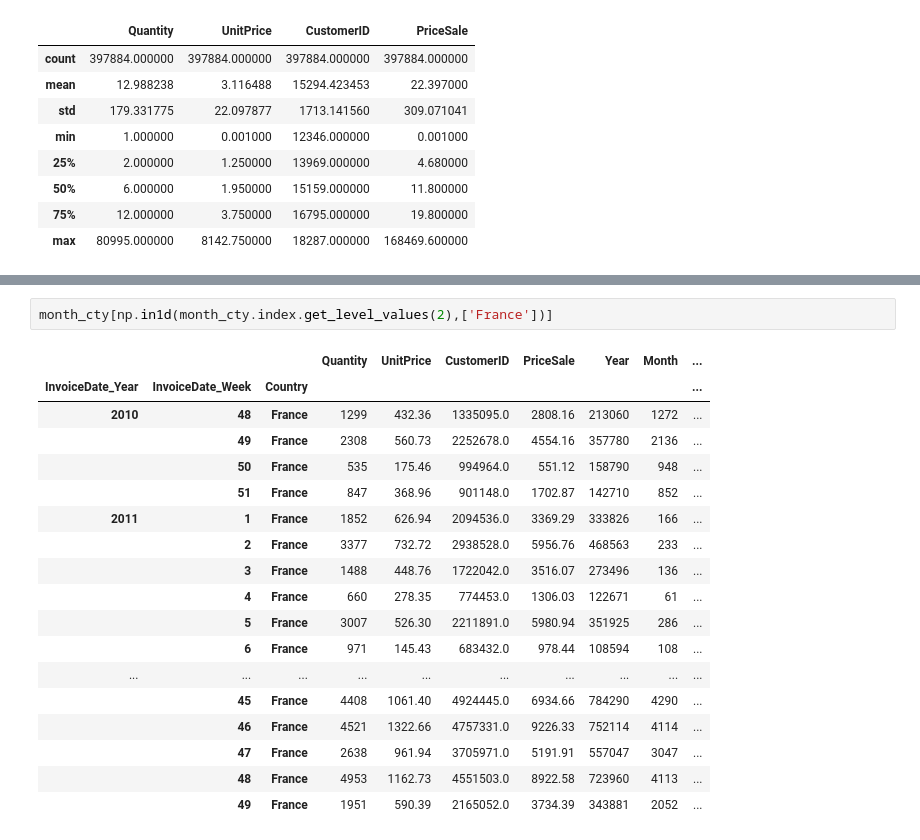
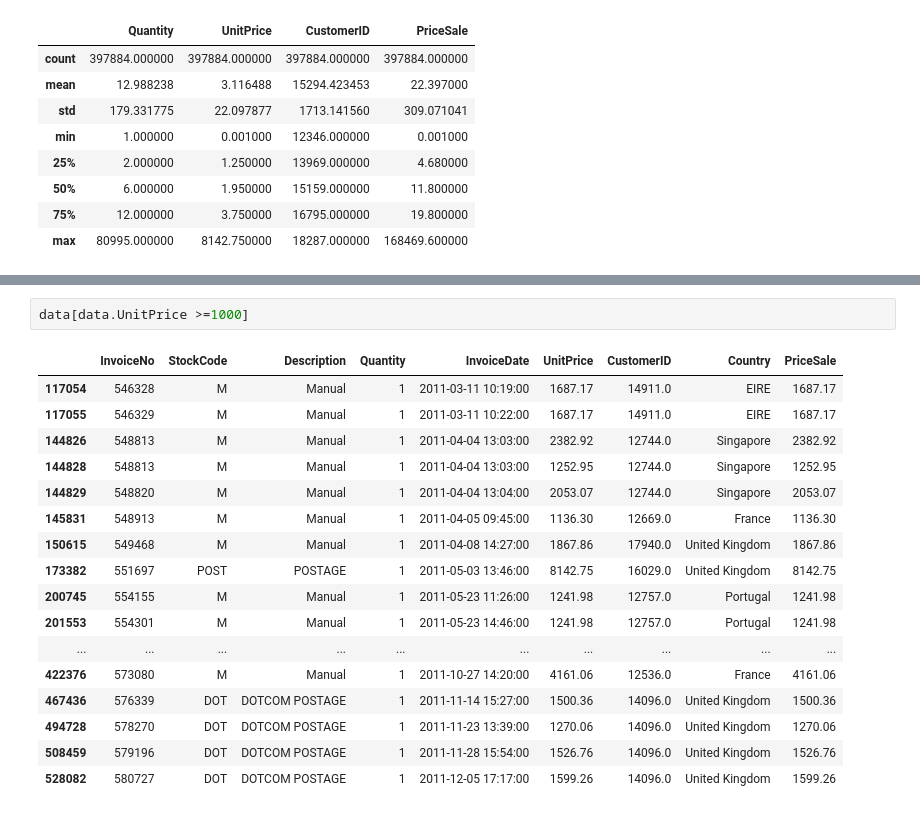
Before and after one commit to maximemarin/DA_notebook, a Jupyter notebook: Customer_seg.ipynb, the cells around one changed output, grey strips where cells are left out. Drawn from its saved outputs; the diff is of its cells as text.

```diff
--- a/Customer_seg.ipynb
+++ b/Customer_seg.ipynb
@@ -156,21 +129,20 @@ display(month_cty)
-# %%
-month_cty[np.in1d(month_cty.index.get_level_values(2),['France'])]
-# %% [output]
-|  |  |  | Quantity | UnitPrice | CustomerID | PriceSale | Year | Month | ... |
-| InvoiceDate_Year | InvoiceDate_Week | Country |  |  |  |  |  |  | ... |
-| 2010 | 48 | France | 1299 | 432.36 | 1335095.0 | 2808.16 | 213060 | 1272 | ... |
-|  | 49 | France | 2308 | 560.73 | 2252678.0 | 4554.16 | 357780 | 2136 | ... |
-|  | 50 | France | 535 | 175.46 | 994964.0 | 551.12 | 158790 | 948 | ... |
-|  | 51 | France | 847 | 368.96 | 901148.0 | 1702.87 | 142710 | 852 | ... |
-| 2011 | 1 | France | 1852 | 626.94 | 2094536.0 | 3369.29 | 333826 | 166 | ... |
-|  | 2 | France | 3377 | 732.72 | 2938528.0 | 5956.76 | 468563 | 233 | ... |
-|  | 3 | France | 1488 | 448.76 | 1722042.0 | 3516.07 | 273496 | 136 | ... |
-|  | 4 | France | 660 | 278.35 | 774453.0 | 1306.03 | 122671 | 61 | ... |
-|  | 5 | France | 3007 | 526.30 | 2211891.0 | 5980.94 | 351925 | 286 | ... |
-|  | 6 | France | 971 | 145.43 | 683432.0 | 978.44 | 108594 | 108 | ... |
-| ... | ... | ... | ... | ... | ... | ... | ... | ... | ... |
-|  | 45 | France | 4408 | 1061.40 | 4924445.0 | 6934.66 | 784290 | 4290 | ... |
-|  | 46 | France | 4521 | 1322.66 | 4757331.0 | 9226.33 | 752114 | 4114 | ... |
-|  | 47 | France | 2638 | 961.94 | 3705971.0 | 5191.91 | 557047 | 3047 | ... |
-|  | 48 | France | 4953 | 1162.73 | 4551503.0 | 8922.58 | 723960 | 4113 | ... |
-|  | 49 | France | 1951 | 590.39 | 2165052.0 | 3734.39 | 343881 | 2052 | ... |
+# %%
+data[data.UnitPrice >=1000]
+# %% [output]
+|  | InvoiceNo | StockCode | Description | Quantity | InvoiceDate | UnitPrice | CustomerID | Country | PriceSale |
+| 117054 | 546328 | M | Manual | 1 | 2011-03-11 10:19:00 | 1687.17 | 14911.0 | EIRE | 1687.17 |
+| 117055 | 546329 | M | Manual | 1 | 2011-03-11 10:22:00 | 1687.17 | 14911.0 | EIRE | 1687.17 |
+| 144826 | 548813 | M | Manual | 1 | 2011-04-04 13:03:00 | 2382.92 | 12744.0 | Singapore | 2382.92 |
+| 144828 | 548813 | M | Manual | 1 | 2011-04-04 13:03:00 | 1252.95 | 12744.0 | Singapore | 1252.95 |
+| 144829 | 548820 | M | Manual | 1 | 2011-04-04 13:04:00 | 2053.07 | 12744.0 | Singapore | 2053.07 |
+| 145831 | 548913 | M | Manual | 1 | 2011-04-05 09:45:00 | 1136.30 | 12669.0 | France | 1136.30 |
+| 150615 | 549468 | M | Manual | 1 | 2011-04-08 14:27:00 | 1867.86 | 17940.0 | United Kingdom | 1867.86 |
+| 173382 | 551697 | POST | POSTAGE | 1 | 2011-05-03 13:46:00 | 8142.75 | 16029.0 | United Kingdom | 8142.75 |
+| 200745 | 554155 | M | Manual | 1 | 2011-05-23 11:26:00 | 1241.98 | 12757.0 | Portugal | 1241.98 |
+| 201553 | 554301 | M | Manual | 1 | 2011-05-23 14:46:00 | 1241.98 | 12757.0 | Portugal | 1241.98 |
+| ... | ... | ... | ... | ... | ... | ... | ... | ... | ... |
+| 422376 | 573080 | M | Manual | 1 | 2011-10-27 14:20:00 | 4161.06 | 12536.0 | France | 4161.06 |
+| 467436 | 576339 | DOT | DOTCOM POSTAGE | 1 | 2011-11-14 15:27:00 | 1500.36 | 14096.0 | United Kingdom | 1500.36 |
+| 494728 | 578270 | DOT | DOTCOM POSTAGE | 1 | 2011-11-23 13:39:00 | 1270.06 | 14096.0 | United Kingdom | 1270.06 |
+| 508459 | 579196 | DOT | DOTCOM POSTAGE | 1 | 2011-11-28 15:54:00 | 1526.76 | 14096.0 | United Kingdom | 1526.76 |
+| 528082 | 580727 | DOT | DOTCOM POSTAGE | 1 | 2011-12-05 17:17:00 | 1599.26 | 14096.0 | United Kingdom | 1599.26 |
```
Also changed, not shown: parts of 20 cells of this notebook.
